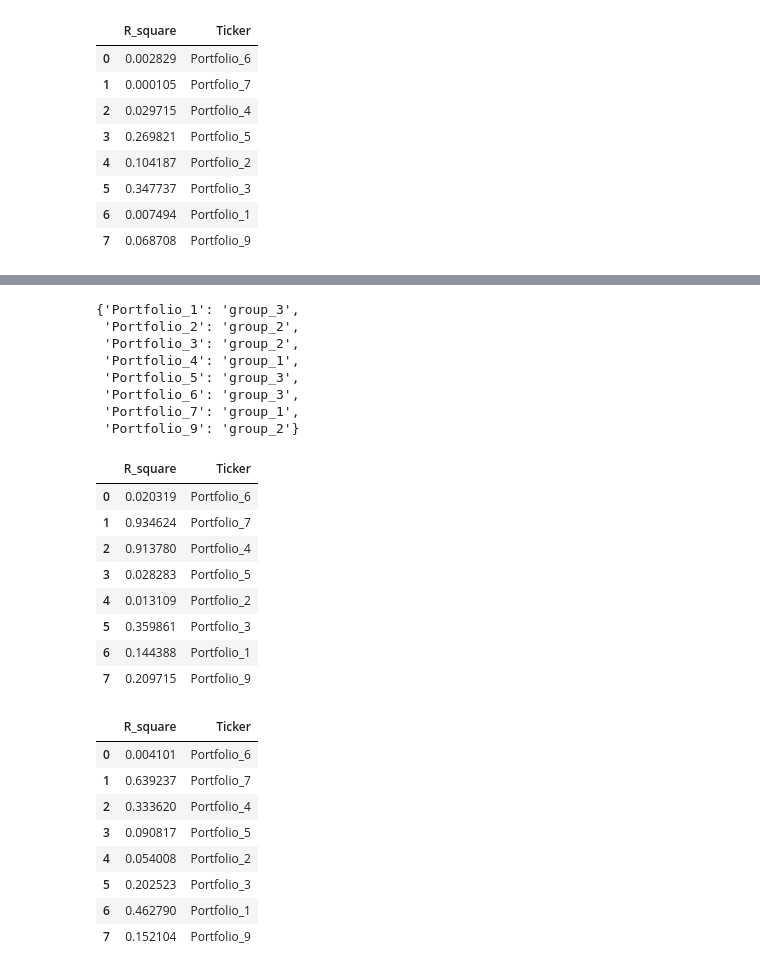
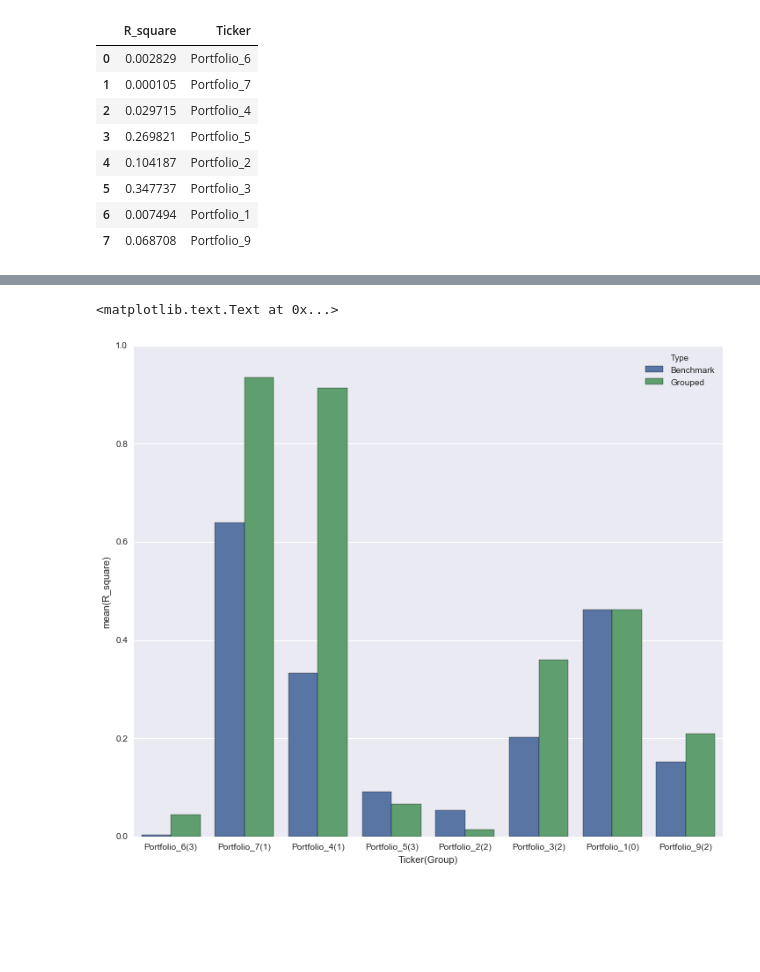
Before and after one commit to MaxwellLZH/BigByteInsight, a Jupyter notebook: HomeChallenge/r2/r2_test.ipynb, the cells around one changed output, grey strips where cells are left out. Saved outputs shown, nothing was run; the diff lists cells and outputs as text; code cells hidden in the pictures; blank space fills up the shorter version.

```diff
--- a/HomeChallenge/r2/r2_test.ipynb
+++ b/HomeChallenge/r2/r2_test.ipynb
@@ -274,67 +275,44 @@ to_group_level(mapping).head()
 | 3 | 2015-06-08 | group_1 | 1.3129 | 46 | 0.087876 | 0.761673 | 25 |
 | 4 | 2015-06-08 | group_2 | 1.7898 | 107 | 0.099311 | 0.558722 | 63 |
-# %%
-mapping
-# %% [output]
-{'Portfolio_1': 'group_3',
- 'Portfolio_2': 'group_2',
- 'Portfolio_3': 'group_2',
- 'Portfolio_4': 'group_1',
- 'Portfolio_5': 'group_3',
- 'Portfolio_6': 'group_3',
- 'Portfolio_7': 'group_1',
- 'Portfolio_9': 'group_2'}
 # %%
 def calc_group_r_2(port_price, mapping, check_reading=True):
 
     if check_reading:
         #only include days with enough readings
         port_price = port_price[port_price['Min_reading'] <= port_price['n_reading']]
 
     groups = set(mapping.values())
 
     #R square calculation
     calc_group_change = defaultdict(list)
     for p in groups:
         for i in range(len(quarter_interval) -1):
             change = port_price[(port_price['myDate'] > quarter_interval[i]) &
                                     (port_price['myDate'] <= quarter_interval[i+1]) &
                                     (port_price['group'] == p)].avg_change.mean()
             calc_group_change[p].append(change)
 
     r2 = []
     for p in true_quarter_change.keys():
         true_change = true_quarter_change[p]
         calc_change = calc_group_change[mapping[p]]
         r2.append(R_square(true_change, calc_change))
 
     return r2, calc_quater_change
 
 r2, calc_group_change = calc_group_r_2(to_port_level(0.2), mapping)
 grouped = pd.DataFrame({'Ticker':true_quarter_change.keys(), 'R_square':r2})
-grouped
 
-#plotting
-#compare_plot(calc_group_change)
+
+#compare with benchmark
+benchmark['Type'] = 'Benchmark'
+grouped['Type']   = 'Grouped'
+p = pd.concat([benchmark, grouped], axis=0)
+p['Ticker'] = p['Ticker'].apply(lambda x: x + '(' + mapping[x][-1] + ')')
+_ = plt.figure(figsize=(12, 10))
+ax = sns.barplot(x='Ticker', y='R_square', hue='Type', data=p)
+plt.xlabel('Ticker(Group)')
+#grouping works!
 # %% [output]
-|  | R_square | Ticker |
-| 0 | 0.020319 | Portfolio_6 |
-| 1 | 0.934624 | Portfolio_7 |
-| 2 | 0.913780 | Portfolio_4 |
-| 3 | 0.028283 | Portfolio_5 |
-| 4 | 0.013109 | Portfolio_2 |
-| 5 | 0.359861 | Portfolio_3 |
-| 6 | 0.144388 | Portfolio_1 |
-| 7 | 0.209715 | Portfolio_9 |
+<matplotlib.text.Text at 0x...>
+[figure, added]
-# %%
-benchmark
-# %% [output]
-|  | R_square | Ticker |
-| 0 | 0.004101 | Portfolio_6 |
-| 1 | 0.639237 | Portfolio_7 |
-| 2 | 0.333620 | Portfolio_4 |
-| 3 | 0.090817 | Portfolio_5 |
-| 4 | 0.054008 | Portfolio_2 |
-| 5 | 0.202523 | Portfolio_3 |
-| 6 | 0.462790 | Portfolio_1 |
-| 7 | 0.152104 | Portfolio_9 |
```
Also changed, not shown: parts of 1 cell of this notebook.
